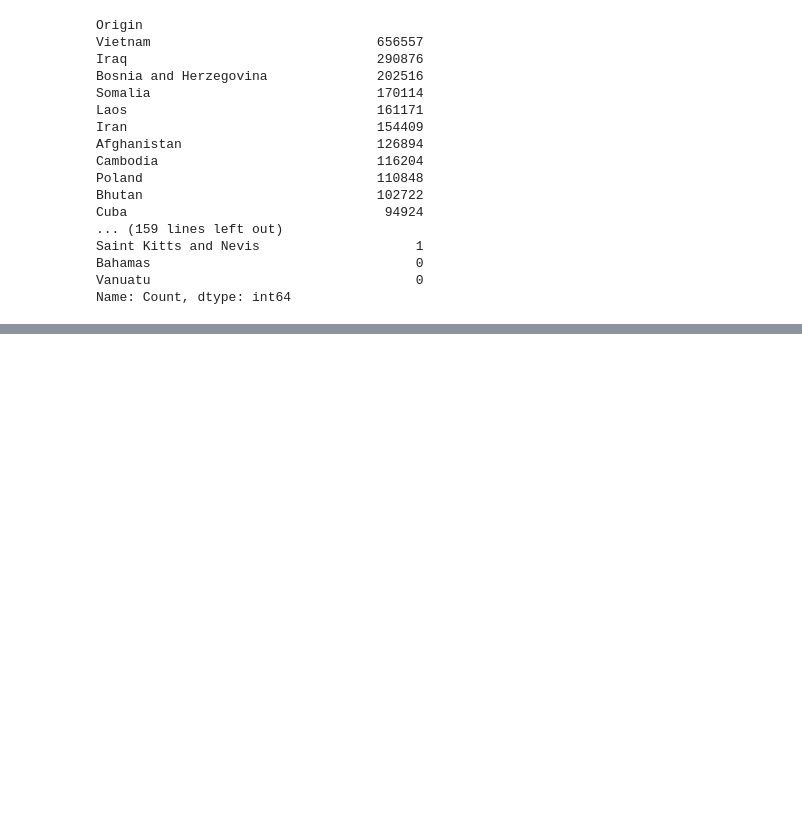
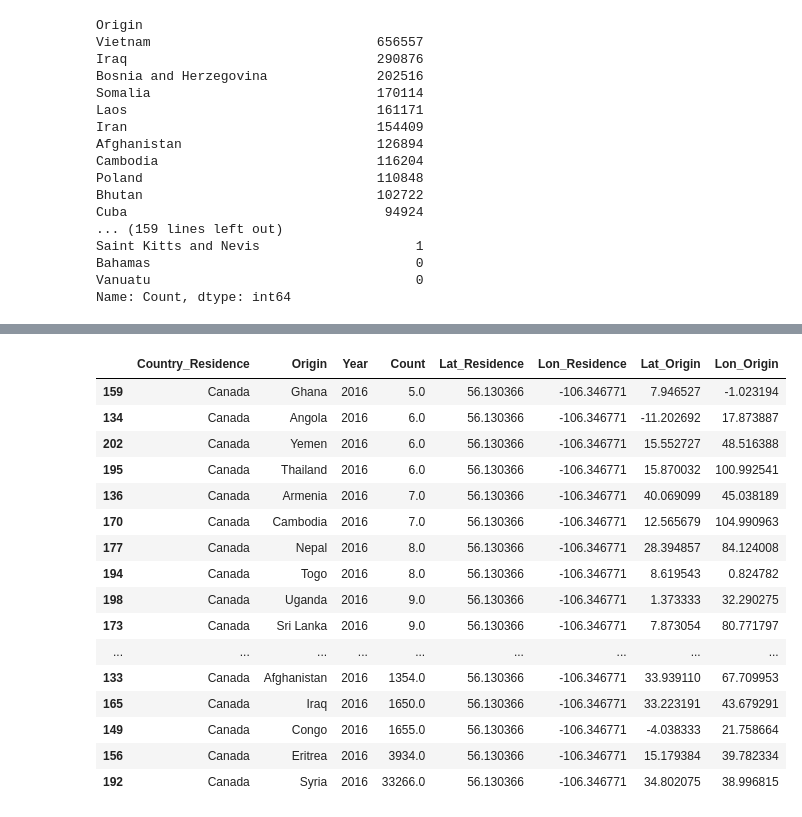
Before and after one commit to JulienAssouline/data-studios-projects, a Jupyter notebook: code/Canadian_Refugees/Canadian Refugees.ipynb, the cells around one changed output, grey strips where cells are left out. Cells and saved outputs as stored; diff of their text form; code cells hidden in the pictures; blank space fills up the shorter version.

```diff
--- a/code/Canadian_Refugees/Canadian Refugees.ipynb
+++ b/code/Canadian_Refugees/Canadian Refugees.ipynb
@@ -189,0 +431,11 @@ Name: Count, dtype: int64
+# %%
+Canada_2016.drop(150, inplace=True)
+# %%
+Canada_2016.loc[149,'Country_Residence'] = "Canada"
+Canada_2016.loc[149,'Year'] = 2016
+Canada_2016.loc[149,'Lat_Origin'] = -4.038333
+Canada_2016.loc[149,'Lon_Origin'] = 21.758664
+Canada_2016.loc[149,'Lat_Residence'] = 56.130366
+Canada_2016.loc[149,'Lon_Residence'] = -106.346771
+# %%
+Canada_2016 = Canada_2016.sort_values(by = "Count")
@@ -189,0 +444,22 @@ Name: Count, dtype: int64
+# %%
+Canada_2016.drop(189, inplace=True)
+# %%
+Canada_2016
+# %% [output]
+|  | Country_Residence | Origin | Year | Count | Lat_Residence | Lon_Residence | Lat_Origin | Lon_Origin |
+| 159 | Canada | Ghana | 2016 | 5.0 | 56.130366 | -106.346771 | 7.946527 | -1.023194 |
+| 134 | Canada | Angola | 2016 | 6.0 | 56.130366 | -106.346771 | -11.202692 | 17.873887 |
+| 202 | Canada | Yemen | 2016 | 6.0 | 56.130366 | -106.346771 | 15.552727 | 48.516388 |
+| 195 | Canada | Thailand | 2016 | 6.0 | 56.130366 | -106.346771 | 15.870032 | 100.992541 |
+| 136 | Canada | Armenia | 2016 | 7.0 | 56.130366 | -106.346771 | 40.069099 | 45.038189 |
+| 170 | Canada | Cambodia | 2016 | 7.0 | 56.130366 | -106.346771 | 12.565679 | 104.990963 |
+| 177 | Canada | Nepal | 2016 | 8.0 | 56.130366 | -106.346771 | 28.394857 | 84.124008 |
+| 194 | Canada | Togo | 2016 | 8.0 | 56.130366 | -106.346771 | 8.619543 | 0.824782 |
+| 198 | Canada | Uganda | 2016 | 9.0 | 56.130366 | -106.346771 | 1.373333 | 32.290275 |
+| 173 | Canada | Sri Lanka | 2016 | 9.0 | 56.130366 | -106.346771 | 7.873054 | 80.771797 |
+| ... | ... | ... | ... | ... | ... | ... | ... | ... |
+| 133 | Canada | Afghanistan | 2016 | 1354.0 | 56.130366 | -106.346771 | 33.939110 | 67.709953 |
+| 165 | Canada | Iraq | 2016 | 1650.0 | 56.130366 | -106.346771 | 33.223191 | 43.679291 |
+| 149 | Canada | Congo | 2016 | 1655.0 | 56.130366 | -106.346771 | -4.038333 | 21.758664 |
+| 156 | Canada | Eritrea | 2016 | 3934.0 | 56.130366 | -106.346771 | 15.179384 | 39.782334 |
+| 192 | Canada | Syria | 2016 | 33266.0 | 56.130366 | -106.346771 | 34.802075 | 38.996815 |
```
Also changed, not shown: parts of 67 cells of this notebook, 23 other files.
